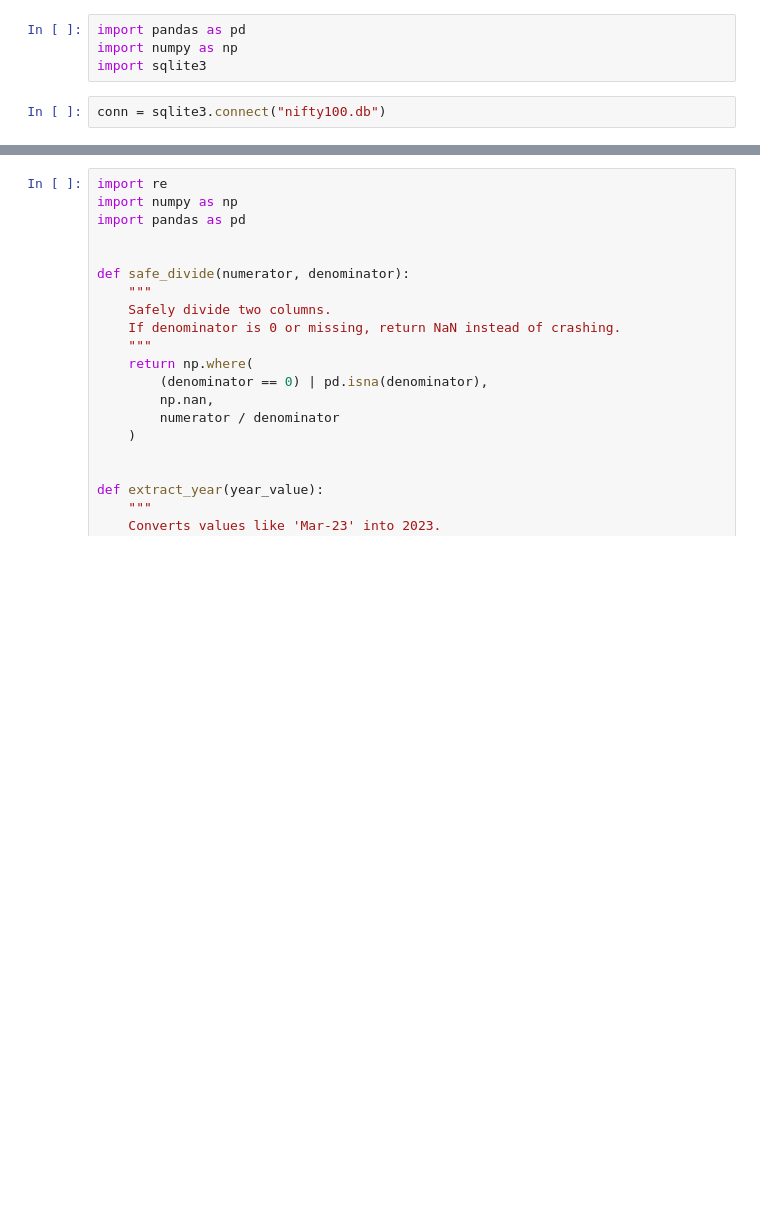
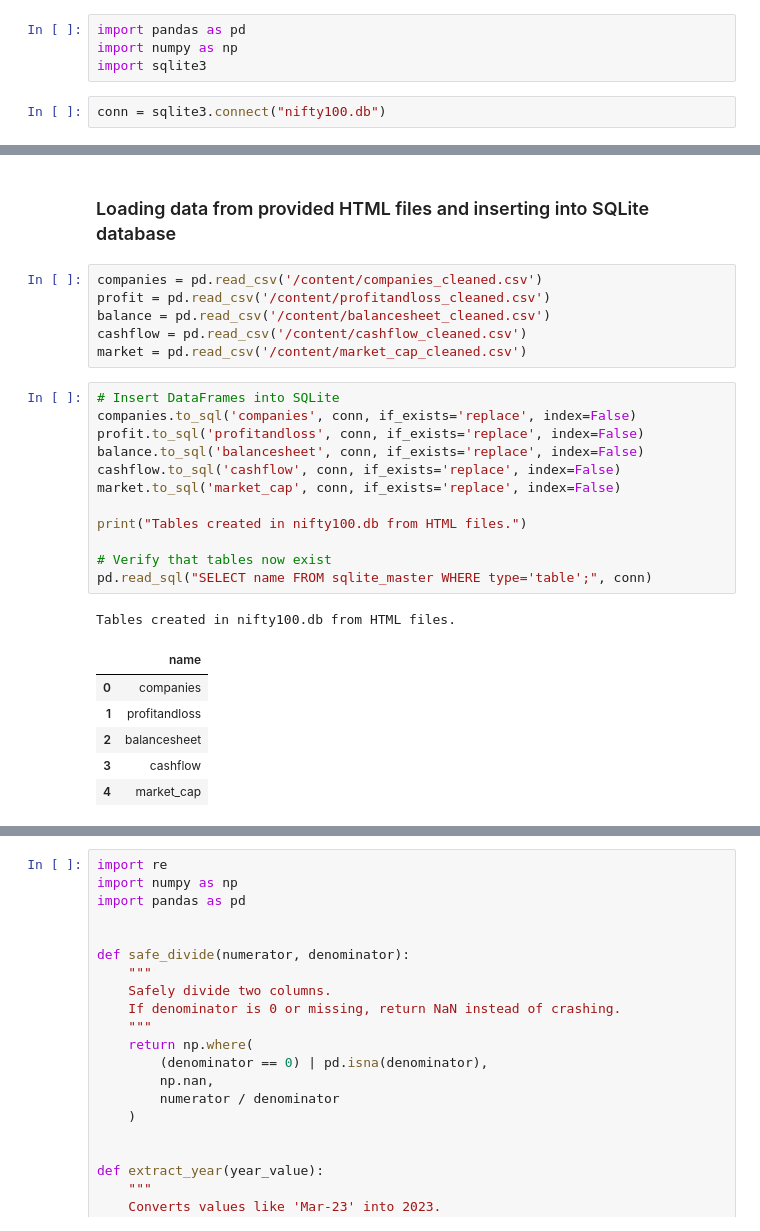
Before and after one commit to gundalarakesh262-cpu/nifty100-financial-intelligence, a Jupyter notebook: notebooks/Ratio_Engine.ipynb, the cells around one changed output, grey strips where cells are left out. Cells and saved outputs as stored; diff of their text form; blank space fills up the shorter version.

```diff
--- a/notebooks/Ratio_Engine.ipynb
+++ b/notebooks/Ratio_Engine.ipynb
@@ -16,3 +21,31 @@ pd.read_sql(
+# %% [markdown]
+### Loading data from provided HTML files and inserting into SQLite database
+# %%
+companies = pd.read_csv('/content/companies_cleaned.csv')
+profit = pd.read_csv('/content/profitandloss_cleaned.csv')
+balance = pd.read_csv('/content/balancesheet_cleaned.csv')
+cashflow = pd.read_csv('/content/cashflow_cleaned.csv')
+market = pd.read_csv('/content/market_cap_cleaned.csv')
+# %%
+# Insert DataFrames into SQLite
+companies.to_sql('companies', conn, if_exists='replace', index=False)
+profit.to_sql('profitandloss', conn, if_exists='replace', index=False)
+balance.to_sql('balancesheet', conn, if_exists='replace', index=False)
+cashflow.to_sql('cashflow', conn, if_exists='replace', index=False)
+market.to_sql('market_cap', conn, if_exists='replace', index=False)
+
+print("Tables created in nifty100.db from HTML files.")
+
+# Verify that tables now exist
+pd.read_sql("SELECT name FROM sqlite_master WHERE type='table';", conn)
+# %% [output]
+Tables created in nifty100.db from HTML files.
+|  | name |
+| 0 | companies |
+| 1 | profitandloss |
+| 2 | balancesheet |
+| 3 | cashflow |
+| 4 | market_cap |
 # %%
 companies = pd.read_sql("SELECT * FROM companies", conn)
 profit = pd.read_sql("SELECT * FROM profitandloss", conn)
```
Also changed, not shown: parts of 9 cells of this notebook.
